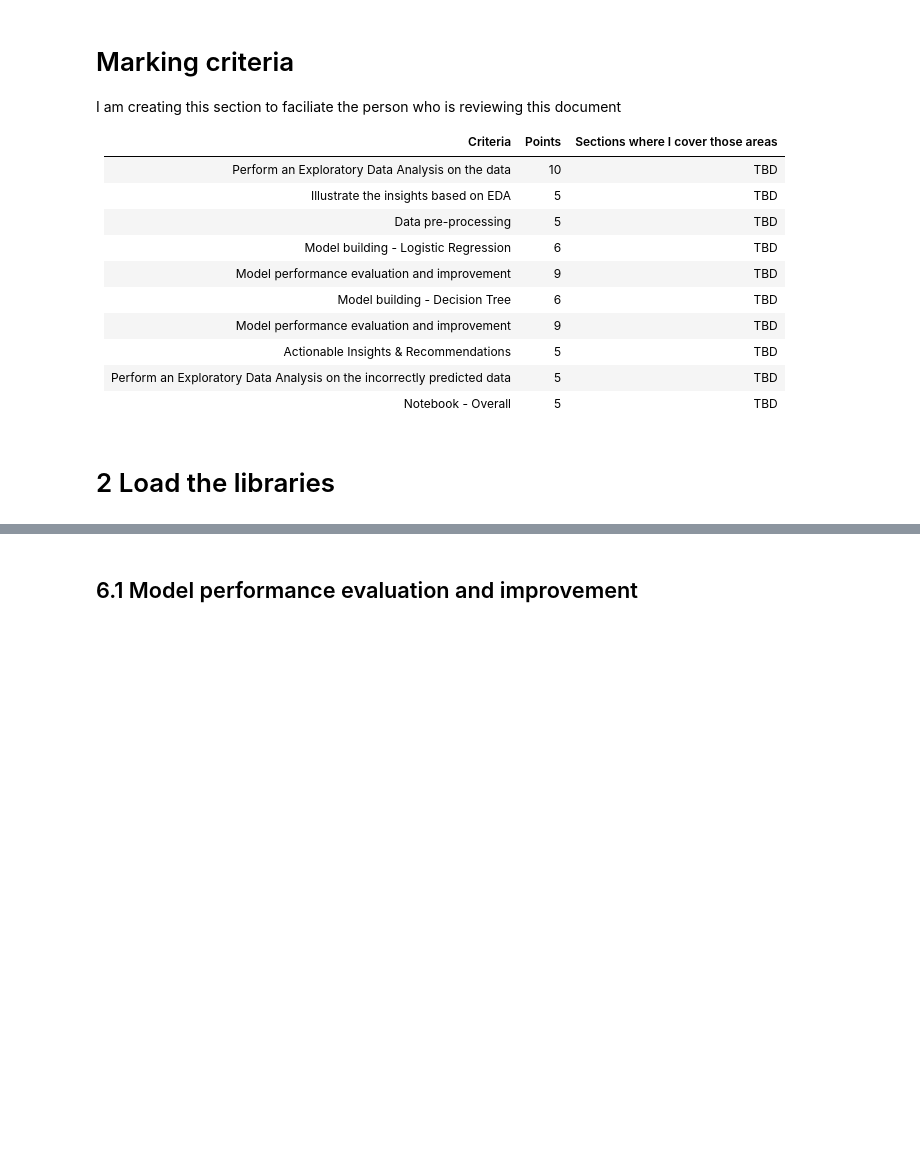
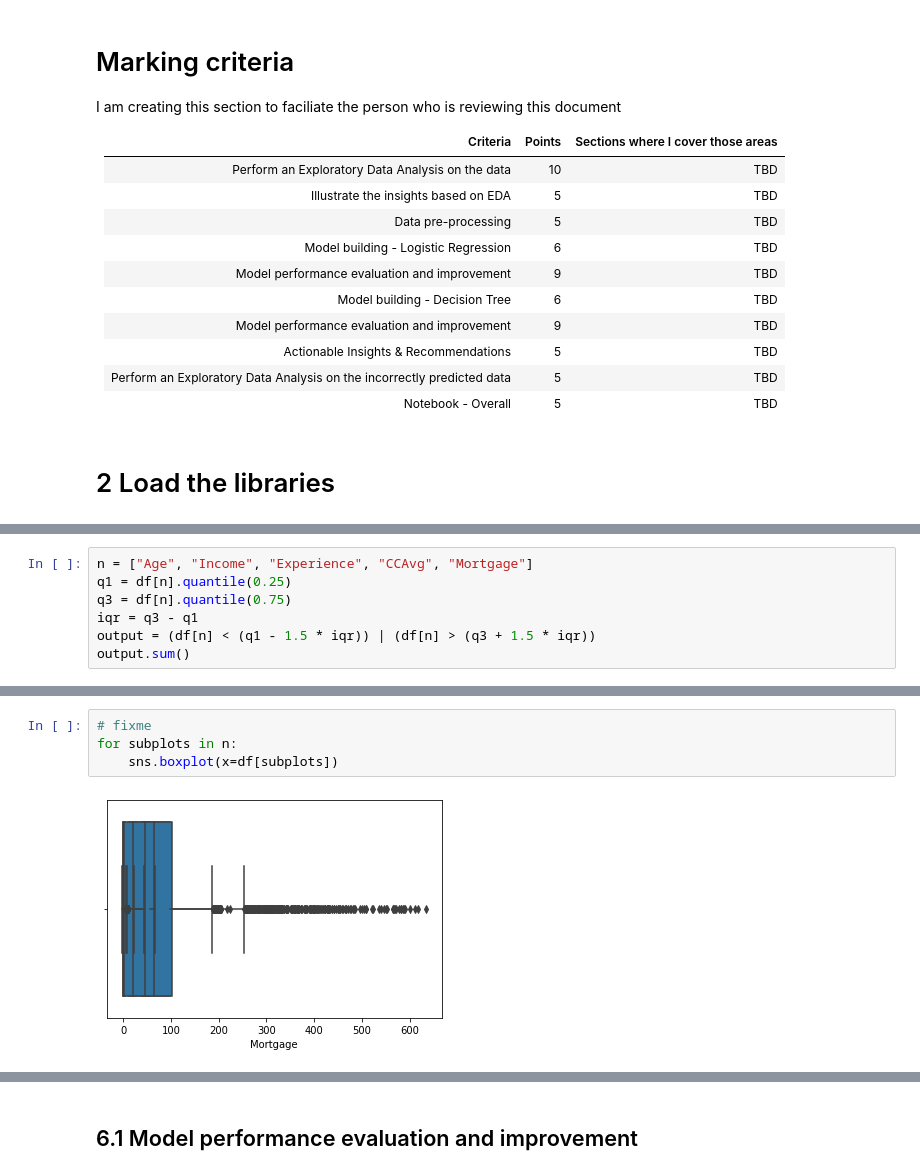
Before and after one commit to sirhomersimpson/pgp-aiml, a Jupyter notebook: supervised_learning_regression/Personal Loan Campaign Project.ipynb, the cells around one changed output, grey strips where cells are left out. Saved outputs shown, nothing was run; the diff lists cells and outputs as text; blank space fills up the shorter version.

```diff
--- a/supervised_learning_regression/Personal Loan Campaign Project.ipynb
+++ b/supervised_learning_regression/Personal Loan Campaign Project.ipynb
@@ -161,0 +262,7 @@ memory usage: 547.0 KB
+# %%
+n = ["Age", "Income", "Experience", "CCAvg", "Mortgage"]
+q1 = df[n].quantile(0.25)
+q3 = df[n].quantile(0.75)
+iqr = q3 - q1
+output = (df[n] < (q1 - 1.5 * iqr)) | (df[n] > (q3 + 1.5 * iqr))
+output.sum()
@@ -161,0 +281,6 @@ memory usage: 547.0 KB
+# %%
+# fixme
+for subplots in n:
+    sns.boxplot(x=df[subplots])
+# %% [output]
+[figure, added]
```
Also changed, not shown: parts of 42 cells of this notebook.
